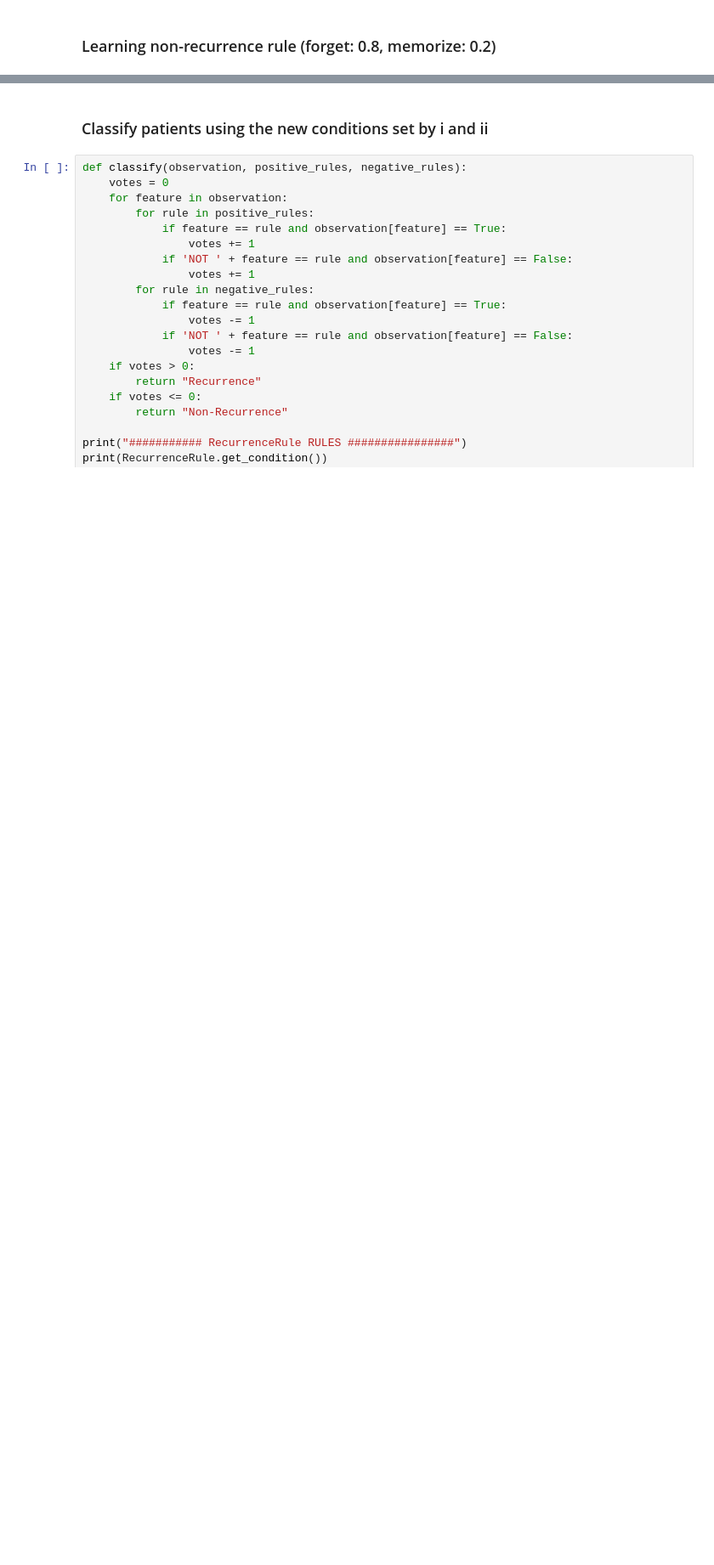
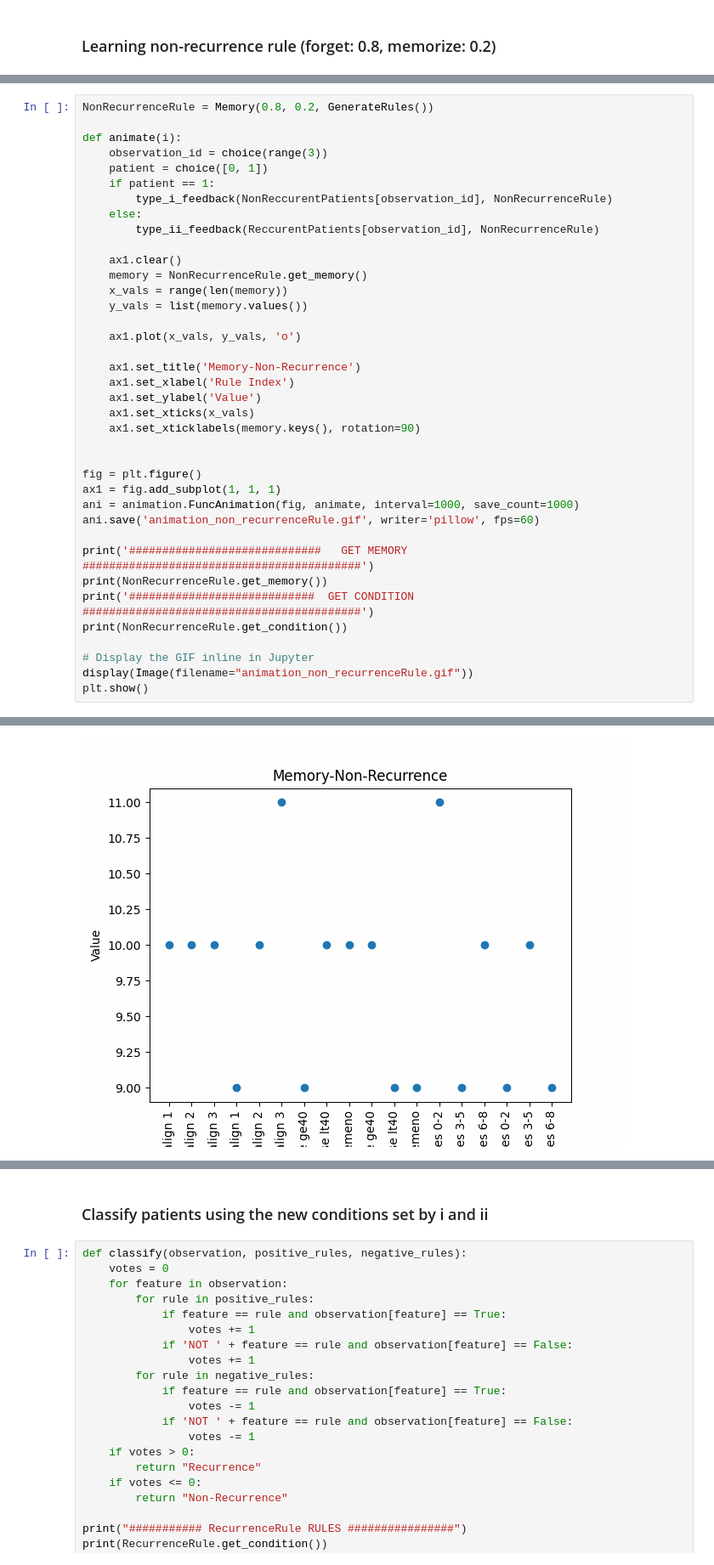
Before and after one commit to Athiene/ikt457-learning-system-assignments, a Jupyter notebook: assignment_2/sample.ipynb, the cells around one changed output, grey strips where cells are left out. Shown at 85% size. Saved outputs shown, nothing was run; the diff lists cells and outputs as text; blank space fills up the shorter version.

```diff
--- a/assignment_2/sample.ipynb
+++ b/assignment_2/sample.ipynb
@@ -269,0 +320,39 @@ print(NonRecurrenceRule.get_condition())
+# %%
+NonRecurrenceRule = Memory(0.8, 0.2, GenerateRules())
+
+def animate(i):
+    observation_id = choice(range(3))
+    patient = choice([0, 1])
+    if patient == 1:
+        type_i_feedback(NonReccurentPatients[observation_id], NonRecurrenceRule)
+    else:
+        type_ii_feedback(ReccurentPatients[observation_id], NonRecurrenceRule)
+
+    ax1.clear()
+    memory = NonRecurrenceRule.get_memory()
+    x_vals = range(len(memory))
+    y_vals = list(memory.values())
+
+    ax1.plot(x_vals, y_vals, 'o')
+
+    ax1.set_title('Memory-Non-Recurrence')
+    ax1.set_xlabel('Rule Index')
+    ax1.set_ylabel('Value')
+    ax1.set_xticks(x_vals)
+    ax1.set_xticklabels(memory.keys(), rotation=90)
+
+
+fig = plt.figure()
+ax1 = fig.add_subplot(1, 1, 1)
+ani = animation.FuncAnimation(fig, animate, interval=1000, save_count=1000)
+ani.save('animation_non_recurrenceRule.gif', writer='pillow', fps=60)
+
+print('#############################   GET MEMORY   ##########################################')
+print(NonRecurrenceRule.get_memory())
+print('############################  GET CONDITION  ##########################################')
+print(NonRecurrenceRule.get_condition())
+
+# Display the GIF inline in Jupyter
+display(Image(filename="animation_non_recurrenceRule.gif"))
+plt.show()
+# %% [output]
@@ -269,0 +363 @@ print(NonRecurrenceRule.get_condition())
+[figure, added]
```
Also changed, not shown: parts of 15 cells of this notebook, 3 other files.
